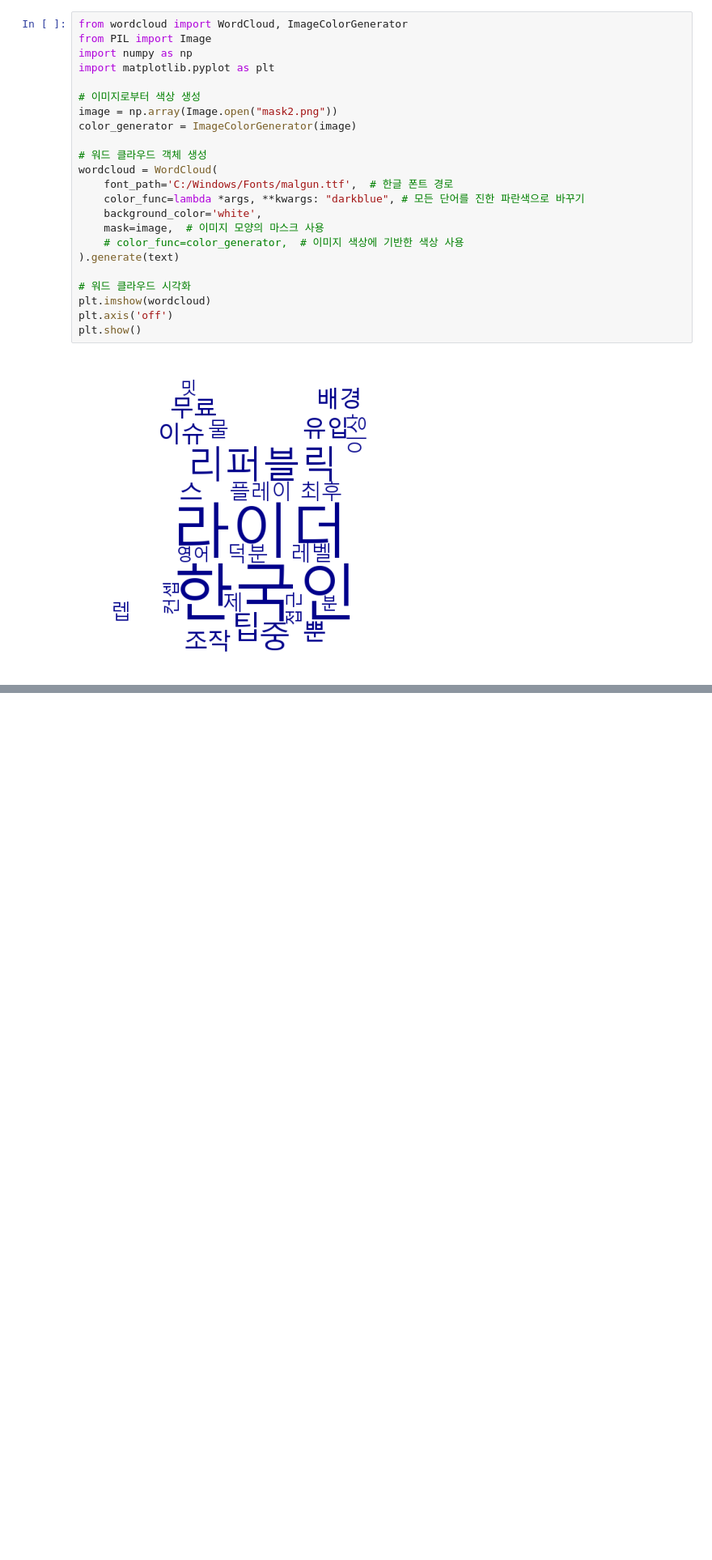
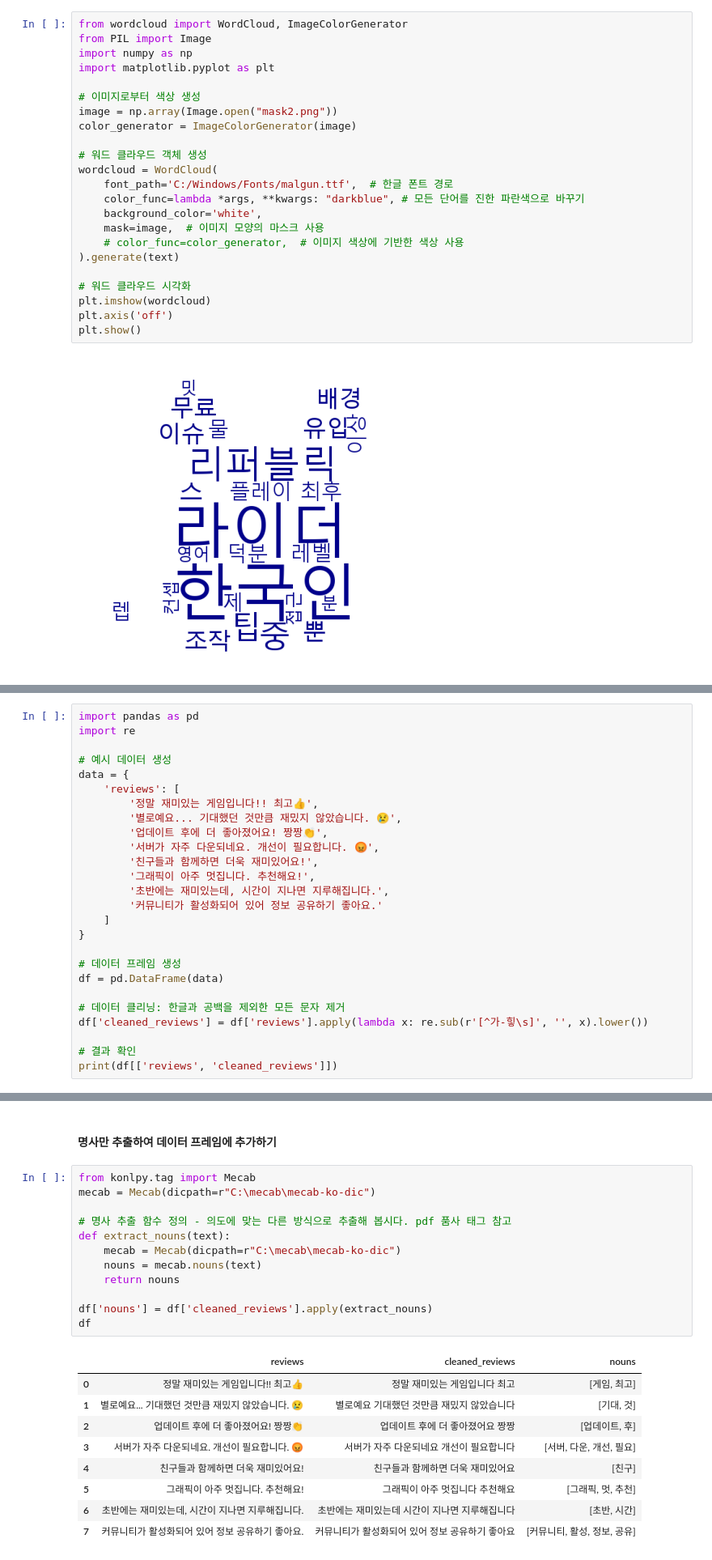
Before and after one commit to NohEunchea/generative_AI_class, a Jupyter notebook: 3일차_기본웹스크래핑/0_데이터정제.ipynb, the cells around one changed output, grey strips where cells are left out. Shown at 81% size. Saved outputs shown, nothing was run; the diff lists cells and outputs as text; blank space fills up the shorter version.

```diff
--- a/3일차_기본웹스크래핑/0_데이터정제.ipynb
+++ b/3일차_기본웹스크래핑/0_데이터정제.ipynb
@@ -129,0 +147,26 @@ plt.show()
+# %%
+import pandas as pd
+import re
+
+# 예시 데이터 생성
+data = {
+    'reviews': [
+        '정말 재미있는 게임입니다!! 최고👍',
+        '별로예요... 기대했던 것만큼 재밌지 않았습니다. 😢',
+        '업데이트 후에 더 좋아졌어요! 짱짱👏',
+        '서버가 자주 다운되네요. 개선이 필요합니다. 😡',
+        '친구들과 함께하면 더욱 재미있어요!',
+        '그래픽이 아주 멋집니다. 추천해요!',
+        '초반에는 재미있는데, 시간이 지나면 지루해집니다.',
+        '커뮤니티가 활성화되어 있어 정보 공유하기 좋아요.'
+    ]
+}
+
+# 데이터 프레임 생성
+df = pd.DataFrame(data)
+
+# 데이터 클리닝: 한글과 공백을 제외한 모든 문자 제거
+df['cleaned_reviews'] = df['reviews'].apply(lambda x: re.sub(r'[^가-힣\s]', '', x).lower())
+
+# 결과 확인
+print(df[['reviews', 'cleaned_reviews']])
@@ -129,0 +183,24 @@ plt.show()
+# %% [markdown]
+#### 명사만 추출하여 데이터 프레임에 추가하기
+# %%
+from konlpy.tag import Mecab
+mecab = Mecab(dicpath=r"C:\mecab\mecab-ko-dic")
+
+# 명사 추출 함수 정의 - 의도에 맞는 다른 방식으로 추출해 봅시다. pdf 품사 태그 참고
+def extract_nouns(text):
+    mecab = Mecab(dicpath=r"C:\mecab\mecab-ko-dic")
+    nouns = mecab.nouns(text)
+    return nouns
+
+df['nouns'] = df['cleaned_reviews'].apply(extract_nouns)
+df
+# %% [output]
+|  | reviews | cleaned_reviews | nouns |
+| 0 | 정말 재미있는 게임입니다!! 최고👍 | 정말 재미있는 게임입니다 최고 | [게임, 최고] |
+| 1 | 별로예요... 기대했던 것만큼 재밌지 않았습니다. 😢 | 별로예요 기대했던 것만큼 재밌지 않았습니다 | [기대, 것] |
+| 2 | 업데이트 후에 더 좋아졌어요! 짱짱👏 | 업데이트 후에 더 좋아졌어요 짱짱 | [업데이트, 후] |
+| 3 | 서버가 자주 다운되네요. 개선이 필요합니다. 😡 | 서버가 자주 다운되네요 개선이 필요합니다 | [서버, 다운, 개선, 필요] |
+| 4 | 친구들과 함께하면 더욱 재미있어요! | 친구들과 함께하면 더욱 재미있어요 | [친구] |
+| 5 | 그래픽이 아주 멋집니다. 추천해요! | 그래픽이 아주 멋집니다 추천해요 | [그래픽, 멋, 추천] |
+| 6 | 초반에는 재미있는데, 시간이 지나면 지루해집니다. | 초반에는 재미있는데 시간이 지나면 지루해집니다 | [초반, 시간] |
+| 7 | 커뮤니티가 활성화되어 있어 정보 공유하기 좋아요. | 커뮤니티가 활성화되어 있어 정보 공유하기 좋아요 | [커뮤니티, 활성, 정보, 공유] |
```
Also changed, not shown: parts of 10 cells of this notebook.
